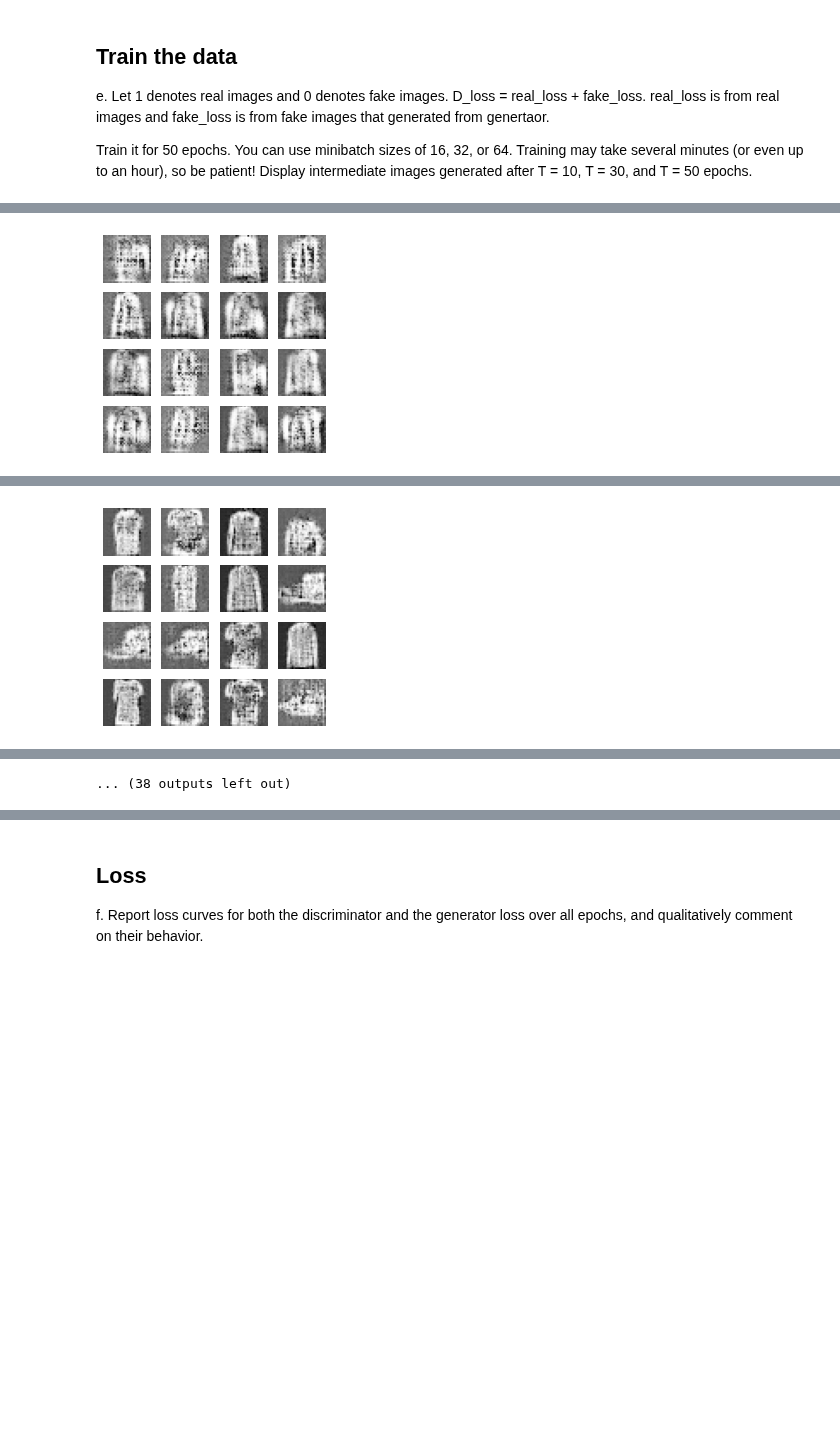
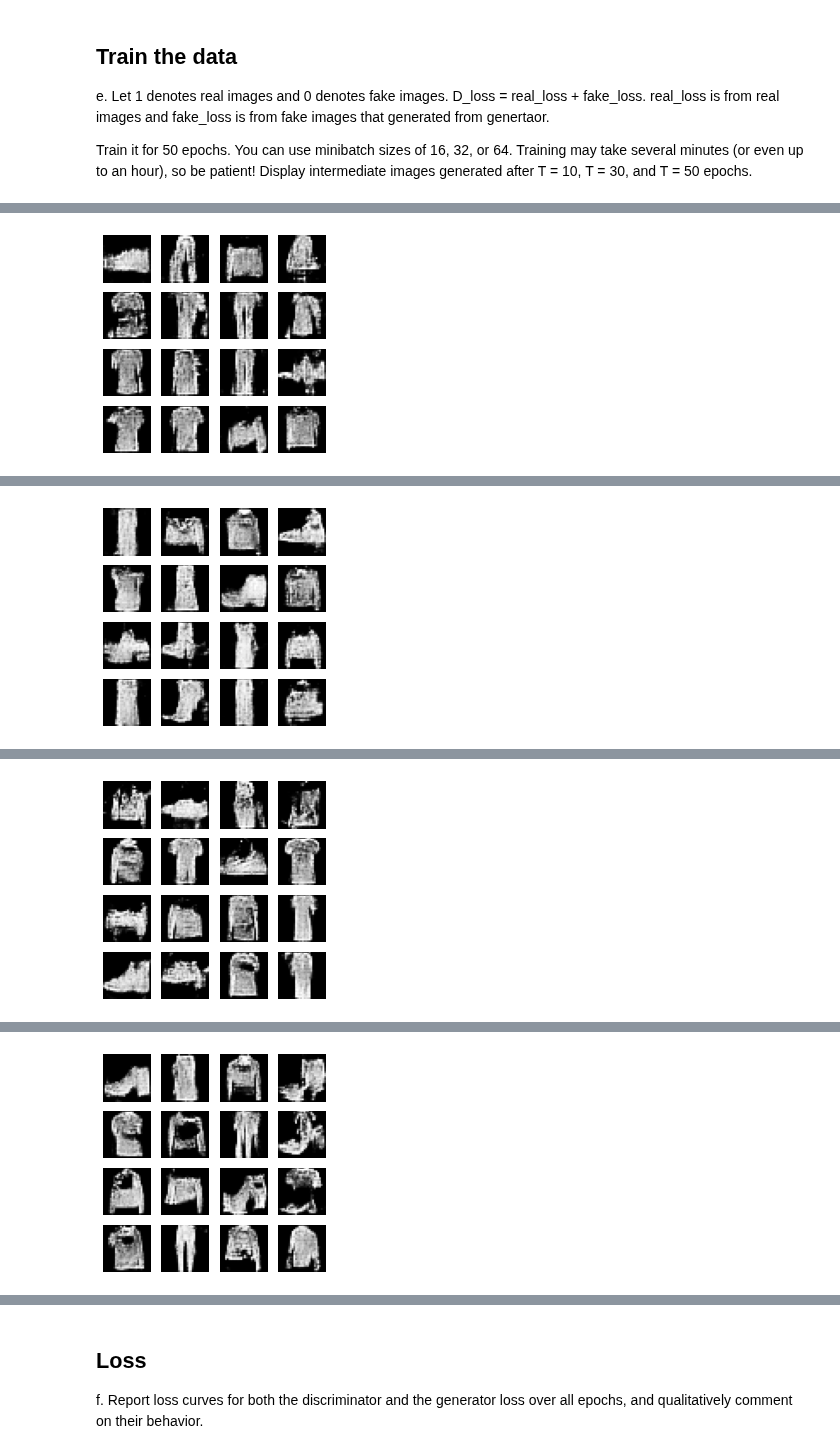
Before and after one commit to yeb2Binfang/ECE-GY9123_DL, a Jupyter notebook: HW/HW6/HW6.ipynb, the cells around one changed output, grey strips where cells are left out. Drawn from its saved outputs; the diff is of its cells as text; code cells hidden in the pictures; blank space fills up the shorter version.

```diff
--- a/HW/HW6/HW6.ipynb
+++ b/HW/HW6/HW6.ipynb
@@ -88,8 +88,8 @@ train_set = datasets.FashionMNIST('~/.pytorch/F_MNIST_data', download=True, trai
 test_set = datasets.FashionMNIST('~/.pytorch/F_MNIST_data', download=True, train=False, transform=transform)
 
 ## Data Loader
-train_data_loader = torch.utils.data.DataLoader(train_set, batch_size=64, shuffle=True)
-test_data_loader = torch.utils.data.DataLoader(test_set, batch_size=64, shuffle=True)
+train_data_loader = torch.utils.data.DataLoader(train_set, batch_size=16, shuffle=True)
+test_data_loader = torch.utils.data.DataLoader(test_set, batch_size=16, shuffle=True)
 # %% [markdown]
 ### Explore the dataset
 We have 60,000 data  for training and 10,000 data for testing
@@ -318,7 +318,7 @@ e. Let 1 denotes real images and 0 denotes fake images. D_loss = real_loss + fak
 
 Train it for 50 epochs. You can use minibatch sizes of 16, 32, or 64. Training may take several minutes (or even up to an hour), so be patient! Display intermediate images generated after T = 10, T = 30, and T = 50 epochs.
 # %%
-n_epochs = 50
+n_epochs = 5
 # %%
 loss_G_overepoch = []
 loss_D_overepoch = []
@@ -378,6 +378,6 @@ for epoch in tqdm(range(n_epochs)):
                                                           torch.mean(torch.FloatTensor(loss_d)),
                                                           torch.mean(torch.FloatTensor(loss_g))))
 
-  if epoch in [1,9,29,49]:
+  if epoch in [1,2,3,4]:
     plot_graph()
 # %% [output]
@@ -386 +386 @@ Epoch 2 - loss_d: 1.058, loss_g: 1.018
-[figure, old version]
+[figure, new version]
@@ -387,0 +388 @@ Epoch 3 - loss_d: 1.000, loss_g: 1.126
+[figure, new version]
@@ -388,0 +390 @@ Epoch 4 - loss_d: 1.007, loss_g: 1.146
+[figure, added]
@@ -395 +391,0 @@ Epoch 10 - loss_d: 0.921, loss_g: 1.300
-[figure, old version]
@@ -398 +392 @@ Epoch 12 - loss_d: 0.893, loss_g: 1.347
-... (38 outputs left out)
+[figure, added]
```
Also changed, not shown: parts of 3 cells of this notebook.
